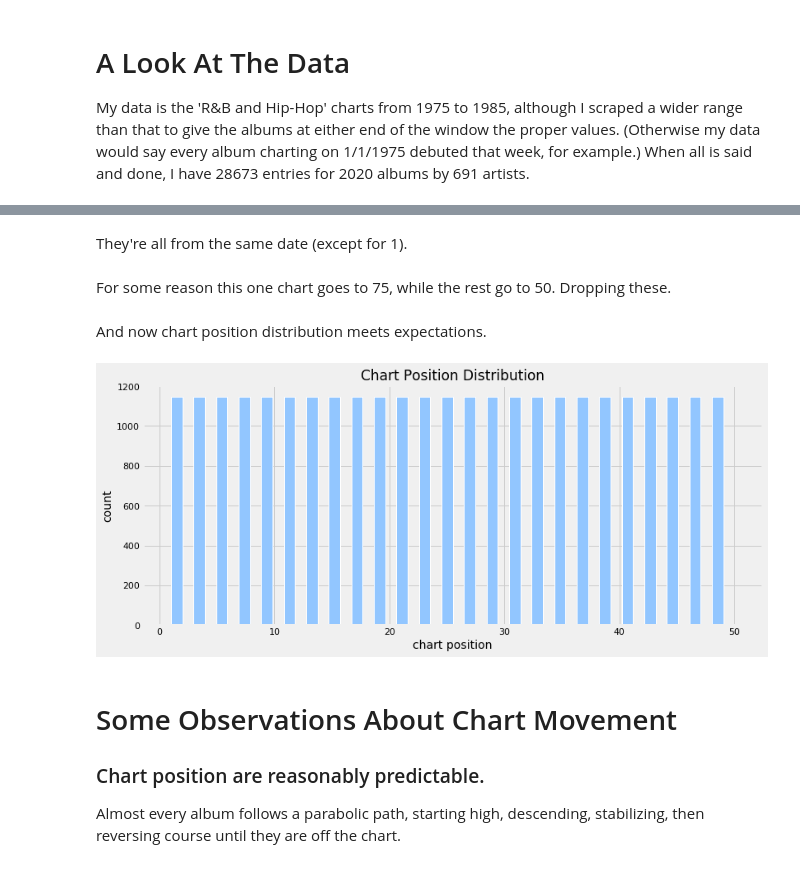
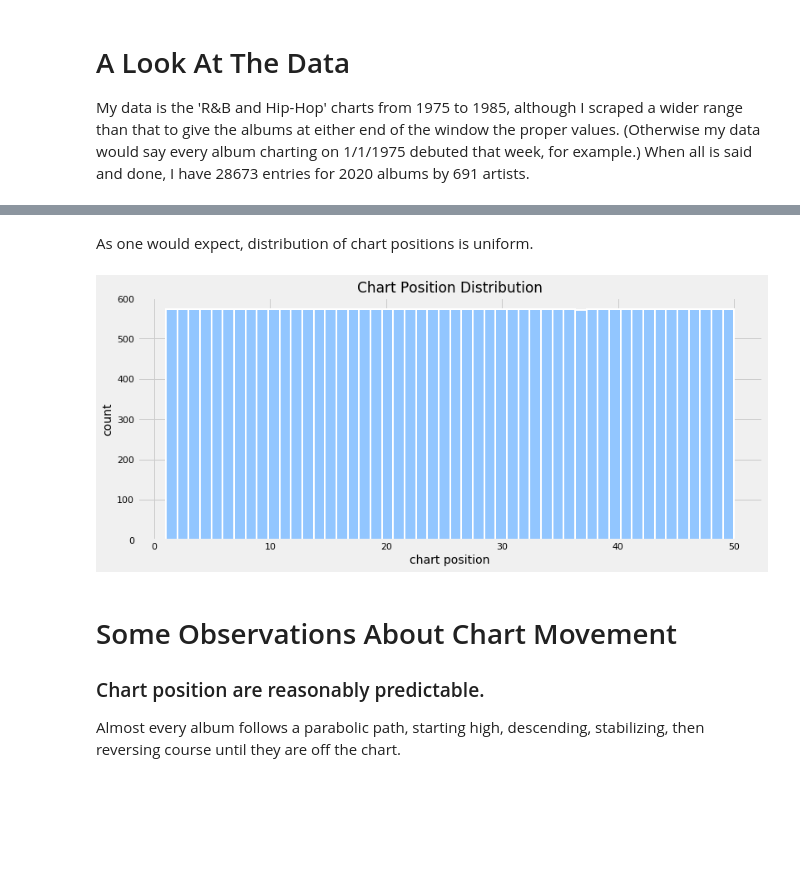
Before and after one commit to afriedman412/r-b_billboard_charts, a Jupyter notebook: bootsy_final_2.ipynb, the cells around one changed output, grey strips where cells are left out. Drawn from its saved outputs; the diff is of its cells as text; code cells hidden in the pictures; blank space fills up the shorter version.

```diff
--- a/bootsy_final_2.ipynb
+++ b/bootsy_final_2.ipynb
@@ -216,27 +182,15 @@ df[['key','chart_date','position']][df['position'] > 50]['chart_date'].value_cou
-# %% [markdown]
-They're all from the same date (except for 1).
-# %% [markdown]
-For some reason this one chart goes to 75, while the rest go to 50. Dropping these.
-# %%
-df = df[df['position'] < 51]
-# %% [markdown]
-And now chart position distribution meets expectations.
+# %% [markdown]
+As one would expect, distribution of chart positions is uniform.
 # %%
-import matplotlib.pyplot as plt
-import seaborn as sns
-%matplotlib inline
-plt.style.use('fivethirtyeight')
-plt.style.use('seaborn-pastel')
-
 plt.tight_layout()
-df['position'].hist(figsize=(12,5), ec='w', lw=1, width=1, bins=25)
+df['position'].hist(figsize=(12,5), ec='w', lw=2, width=1, bins=50)
 plt.title(s='Chart Position Distribution', size=17)
 plt.xticks(size=11)
 plt.yticks(size=11)
 plt.xlabel(s='chart position', size=14)
 plt.ylabel(s='count', size=14);
 # %% [output]
-[figure, old version]
+[figure, new version]
 # %% [markdown]
 # Some Observations About Chart Movement
 ### Chart position are reasonably predictable.
```
Also changed, not shown: parts of 28 cells of this notebook.
